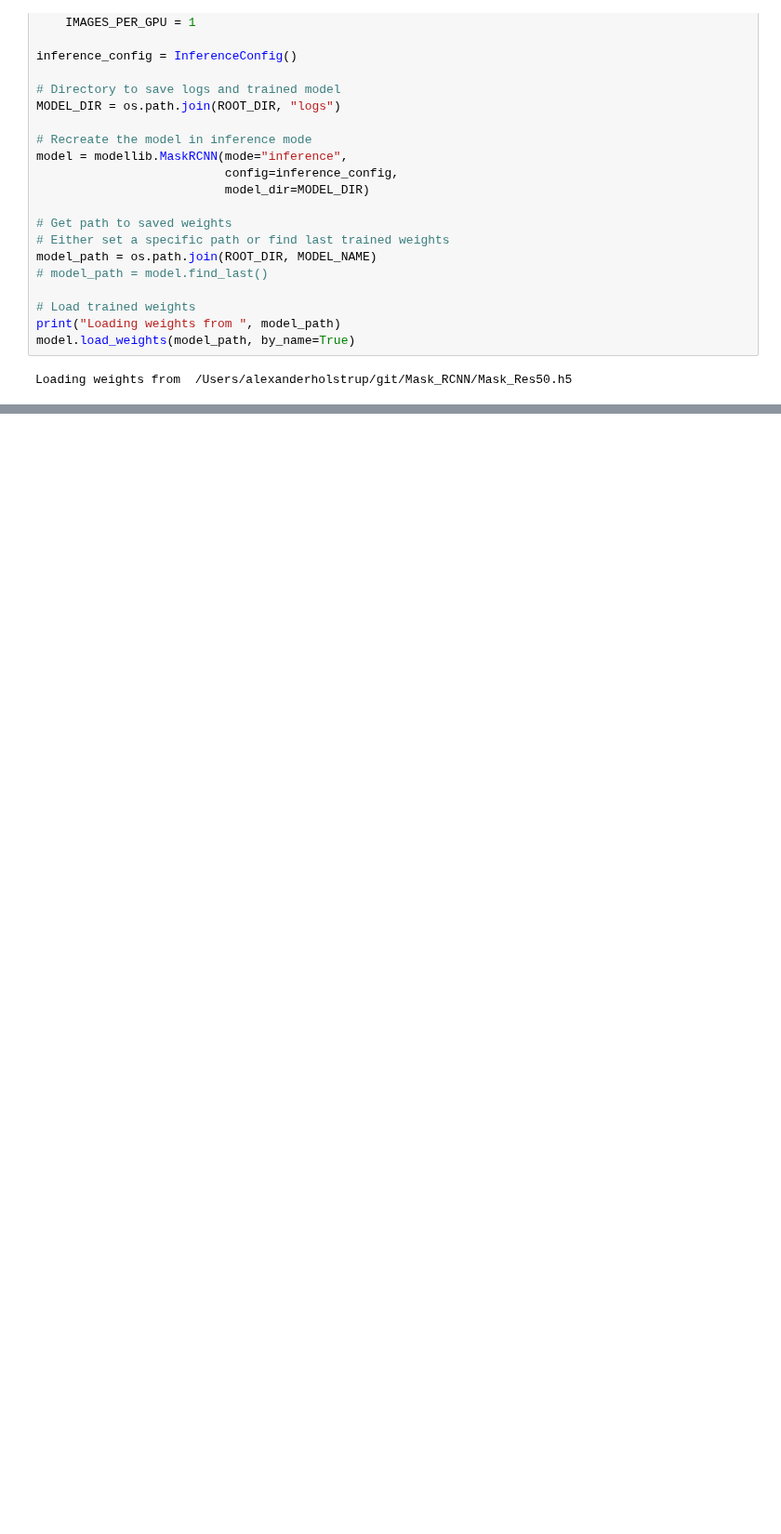
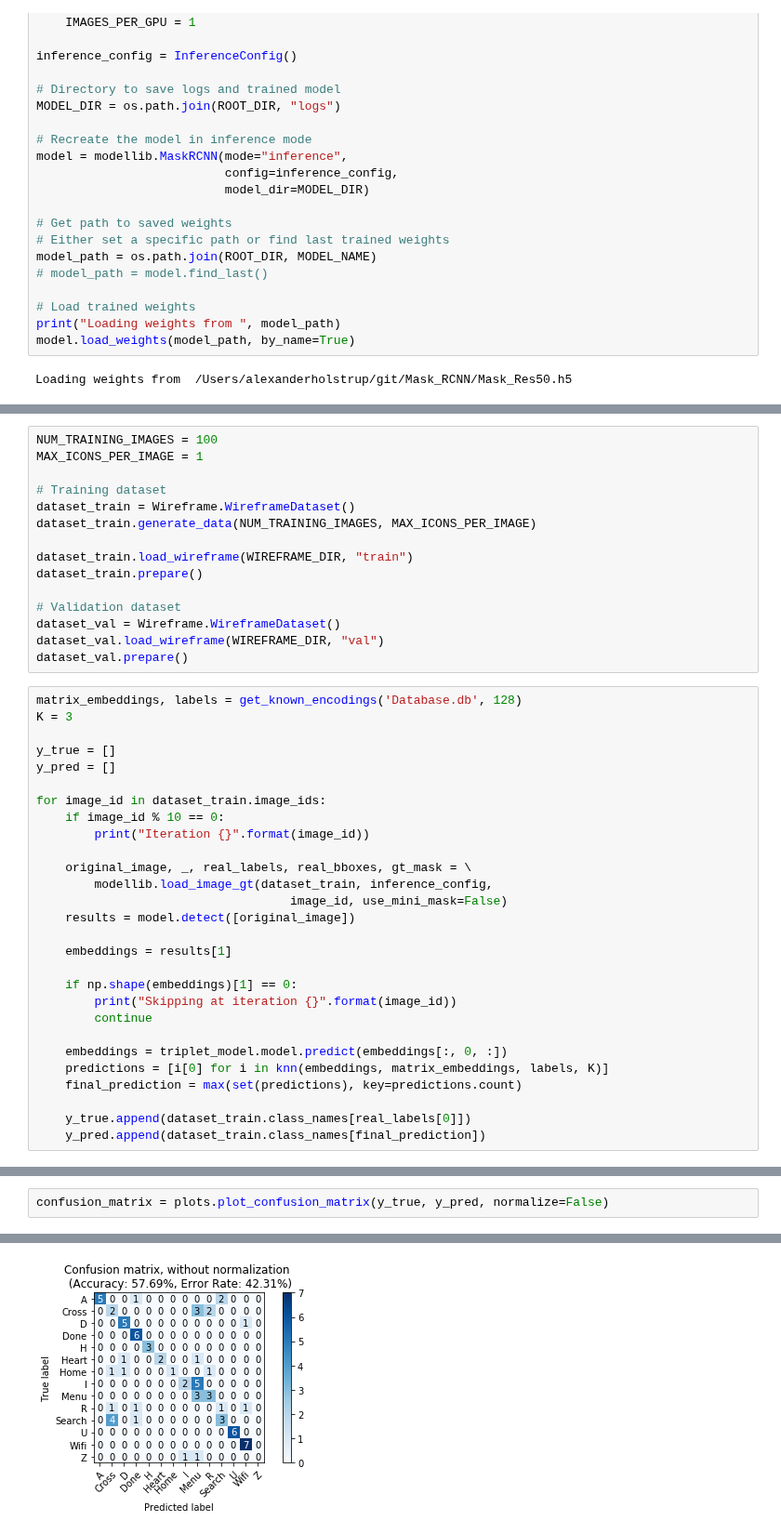
Before and after one commit to Holstrup/Mask_RCNN, a Jupyter notebook: samples/wireframe/Triplet_Results.ipynb, the cells around one changed output, grey strips where cells are left out. Shown at 93% size. Saved outputs shown, nothing was run; the diff lists cells and outputs as text; blank space fills up the shorter version.

```diff
--- a/samples/wireframe/Triplet_Results.ipynb
+++ b/samples/wireframe/Triplet_Results.ipynb
@@ -225,0 +213,43 @@ sklearn.metrics.silhouette_score(embeddings.T, labels, metric='euclidean', sampl
+# %%
+NUM_TRAINING_IMAGES = 100
+MAX_ICONS_PER_IMAGE = 1
+
+# Training dataset
+dataset_train = Wireframe.WireframeDataset()
+dataset_train.generate_data(NUM_TRAINING_IMAGES, MAX_ICONS_PER_IMAGE)
+
+dataset_train.load_wireframe(WIREFRAME_DIR, "train")
+dataset_train.prepare()
+
+# Validation dataset
+dataset_val = Wireframe.WireframeDataset()
+dataset_val.load_wireframe(WIREFRAME_DIR, "val")
+dataset_val.prepare()
+# %%
+matrix_embeddings, labels = get_known_encodings('Database.db', 128)
+K = 3
+
+y_true = []
+y_pred = []
+
+for image_id in dataset_train.image_ids:
+    if image_id % 10 == 0:
+        print("Iteration {}".format(image_id))
+
+    original_image, _, real_labels, real_bboxes, gt_mask = \
+        modellib.load_image_gt(dataset_train, inference_config,
+                                   image_id, use_mini_mask=False)
+    results = model.detect([original_image])
+
+    embeddings = results[1]
+
+    if np.shape(embeddings)[1] == 0:
+        print("Skipping at iteration {}".format(image_id))
+        continue
+
+    embeddings = triplet_model.model.predict(embeddings[:, 0, :])
+    predictions = [i[0] for i in knn(embeddings, matrix_embeddings, labels, K)]
+    final_prediction = max(set(predictions), key=predictions.count)
+
+    y_true.append(dataset_train.class_names[real_labels[0]])
+    y_pred.append(dataset_train.class_names[final_prediction])
@@ -225,0 +275,3 @@ sklearn.metrics.silhouette_score(embeddings.T, labels, metric='euclidean', sampl
+# %%
+confusion_matrix = plots.plot_confusion_matrix(y_true, y_pred, normalize=False)
+# %% [output]
@@ -225,0 +293 @@ sklearn.metrics.silhouette_score(embeddings.T, labels, metric='euclidean', sampl
+[figure, added]
```
Also changed, not shown: parts of 12 cells of this notebook, 2 other files.
